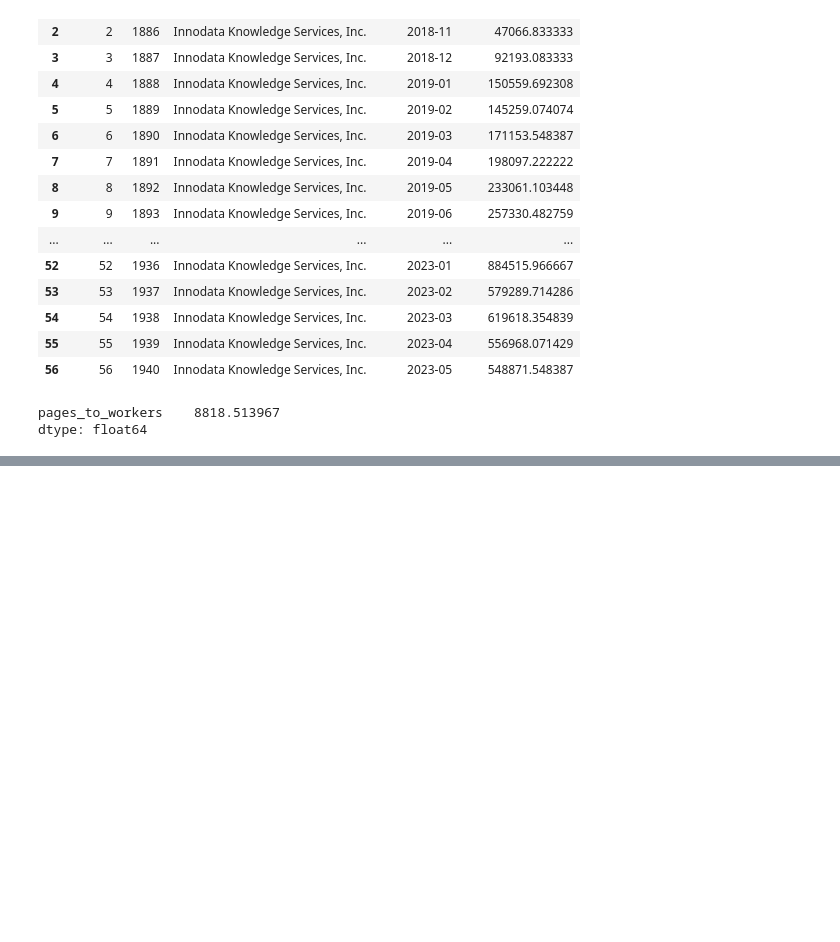
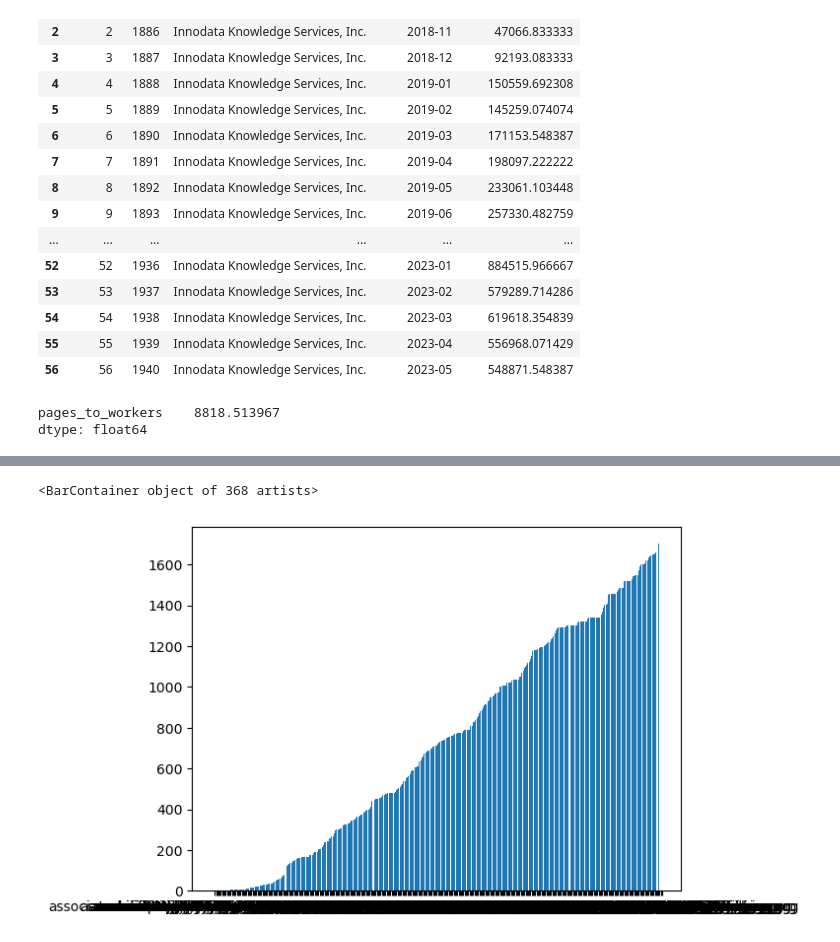
Before and after one commit to ers6/ia_scanning_labor_data, a Jupyter notebook: calculate_stats.ipynb, the cells around one changed output, grey strips where cells are left out. Saved outputs shown, nothing was run; the diff lists cells and outputs as text; code cells hidden in the pictures; blank space fills up the shorter version.

Commit message:
getting idea of turnover at cebu

```diff
--- a/calculate_stats.ipynb
+++ b/calculate_stats.ipynb
@@ -817,0 +823,19 @@ chart + chart.transform_regression('level_0', 'pages_to_workers').mark_line()
+# %%
+days_worked = pd.read_csv('https://raw.githubusercontent.com/ers6/ia_scanning_labor_data/main/csv_files/days_worked_per_worker.csv')
+# %%
+cebu_days_worked = days_worked.loc[days_worked['name']== 'Innodata Knowledge Services, Inc.']
+# %%
+import numpy as np
+
+cebu_days_worked.sort_values(by=['days_worked'])
+
+
+cebu_filt= cebu_days_worked[cebu_days_worked['days_worked'] != 0.0]
+cebu_filt= cebu_filt[cebu_filt['days_worked'] != "NaN"]
+# %%
+cebu_filt = cebu_filt.sort_values(by=['days_worked'])
+# %%
+plt.bar('operator', 'days_worked', width=0.8, bottom=None, align='center', data=cebu_filt)
+# %% [output]
+<BarContainer object of 368 artists>
+[figure, added]
```
Also changed, not shown: parts of 2 cells of this notebook.
